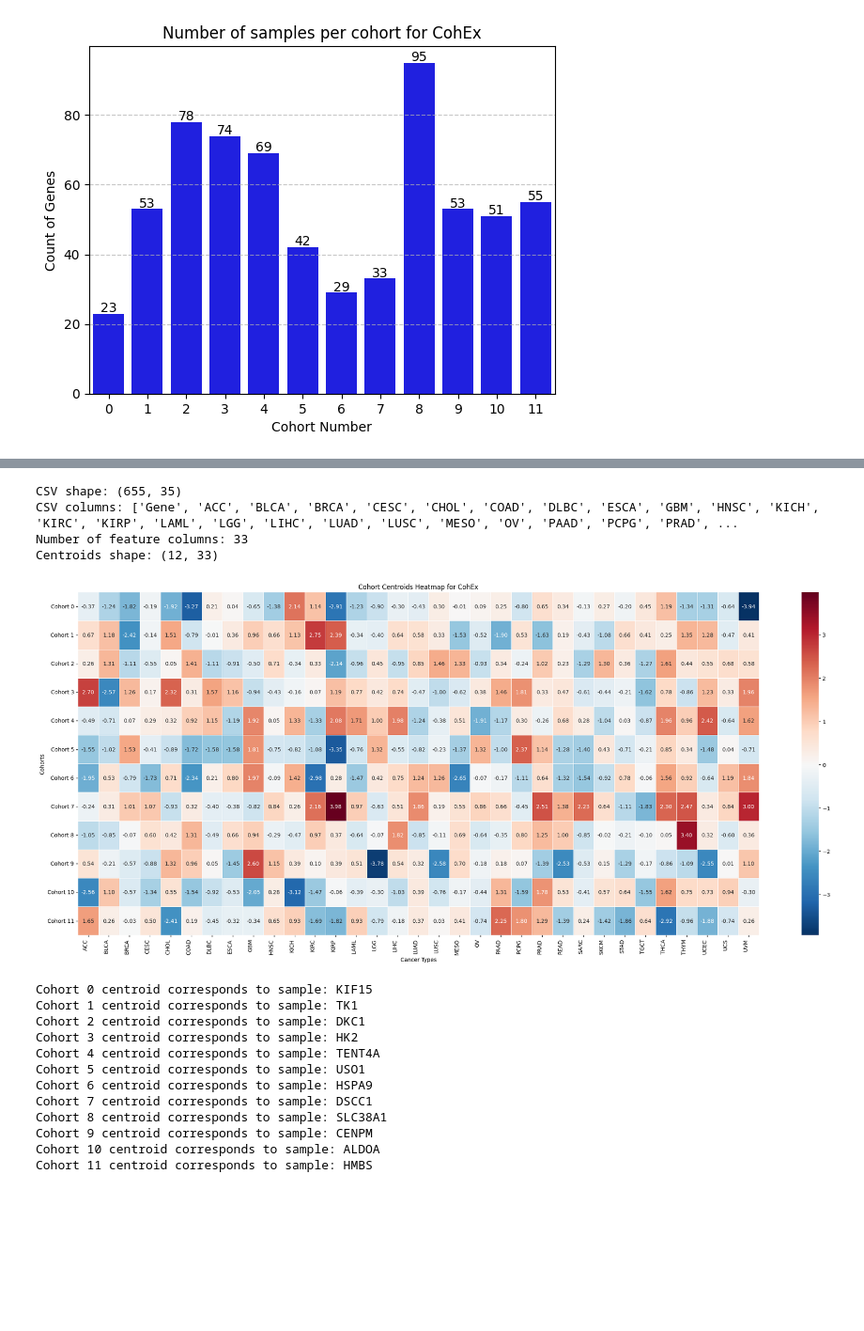
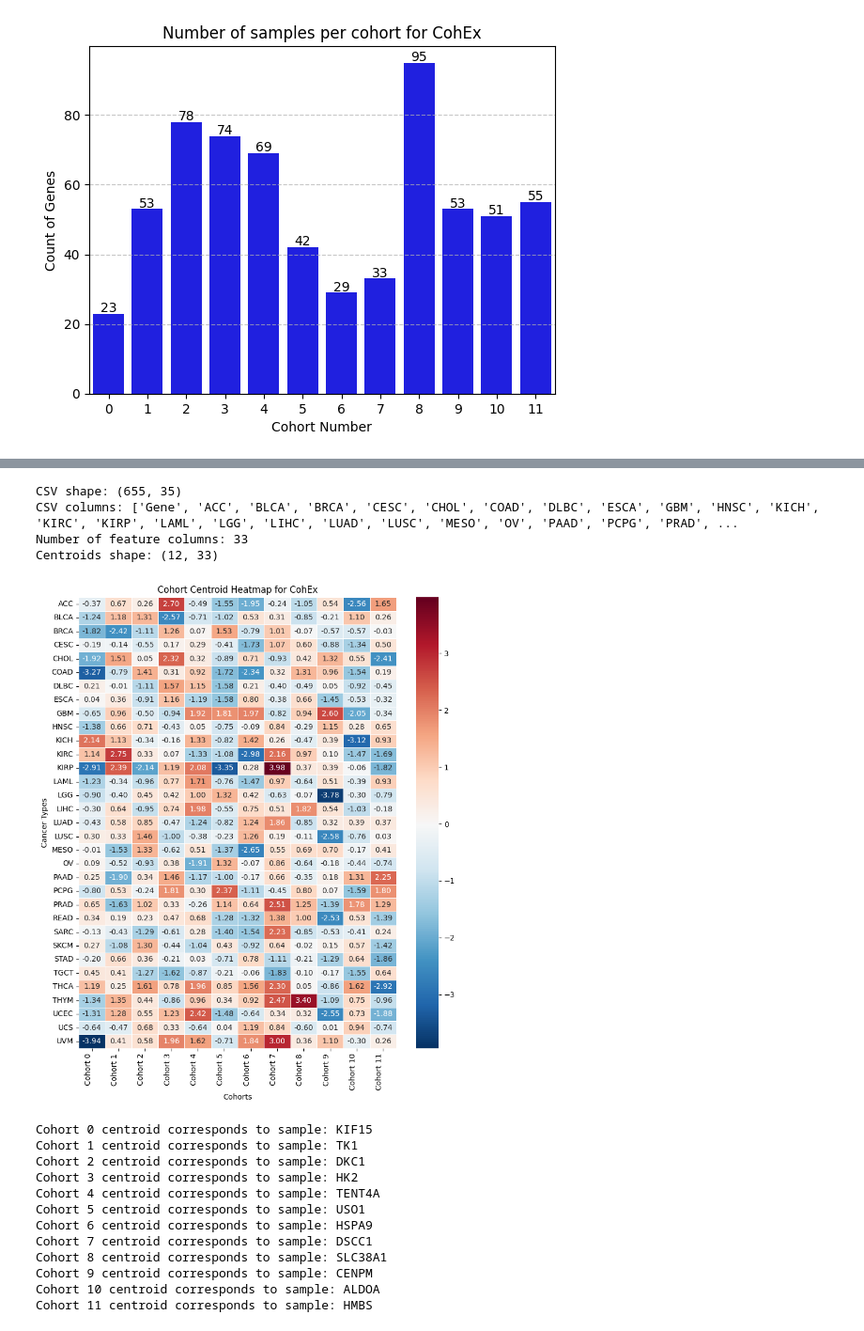
Before and after one commit to Malaikatanveer/Adapted-CohEx, a Jupyter notebook: cohex/cohex-main/cohex-main/output/gene_shap/results_visualisation.ipynb, the cells around one changed output, grey strips where cells are left out. Shown at 94% size. Drawn from its saved outputs; the diff is of its cells as text; code cells hidden in the pictures; blank space fills up the shorter version.

```diff
--- a/cohex/cohex-main/cohex-main/output/gene_shap/results_visualisation.ipynb
+++ b/cohex/cohex-main/cohex-main/output/gene_shap/results_visualisation.ipynb
@@ -515,42 +519,45 @@ print("Number of feature columns:", len(featureCols))
 # loading the centroids from .npy file
 centroids = np.load(npyPath)
 print("Centroids shape:", centroids.shape)
 
 # making sure number of columns matches
 if centroids.shape[1] != len(featureCols):
     raise ValueError("Number of columns in .npy does not match feature columns!")
 
 # defining cohort labels
 cohortLabels = [f"Cohort {i}" for i in range(centroids.shape[0])]
 
+# transpose data for heatmap
+centroids_T = centroids.T
+
 # creating the heatmap with annotations
-figWidth = len(featureCols) * 0.7
-figHeight = 10
+figWidth = len(cohortLabels) * 0.7
+figHeight = len(featureCols) * 0.3
 
 plt.figure(figsize=(figWidth, figHeight))
 sns.heatmap(
-    centroids,
-    xticklabels=featureCols,
-    yticklabels=cohortLabels,
+    centroids_T,
+    xticklabels=cohortLabels,
+    yticklabels=featureCols,
     cmap="RdBu_r",
     center=0,
     annot=True,
     fmt=".2f",
     linewidths=0.5
 )
 
 plt.xticks(rotation=90, ha="right")
-plt.ylabel("Cohorts")
-plt.xlabel("Cancer Types")
-plt.title("Cohort Centroids Heatmap for CohEx")
+plt.ylabel("Cancer Types")
+plt.xlabel("Cohorts")
+plt.title("Cohort Centroid Heatmap for CohEx")
 plt.tight_layout()
 plt.show()
 # %% [output]
 CSV shape: (655, 35)
 CSV columns: ['Gene', 'ACC', 'BLCA', 'BRCA', 'CESC', 'CHOL', 'COAD', 'DLBC', 'ESCA', 'GBM', 'HNSC', 'KICH', 'KIRC', 'KIRP', 'LAML', 'LGG', 'LIHC', 'LUAD', 'LUSC', 'MESO', 'OV', 'PAAD', 'PCPG', 'PRAD', ...
 Number of feature columns: 33
 Centroids shape: (12, 33)
-[figure, old version]
+[figure, new version]
 # %%
 
 # computing distances from each centroid to all samples
```
Also changed, not shown: parts of 3 cells of this notebook.
